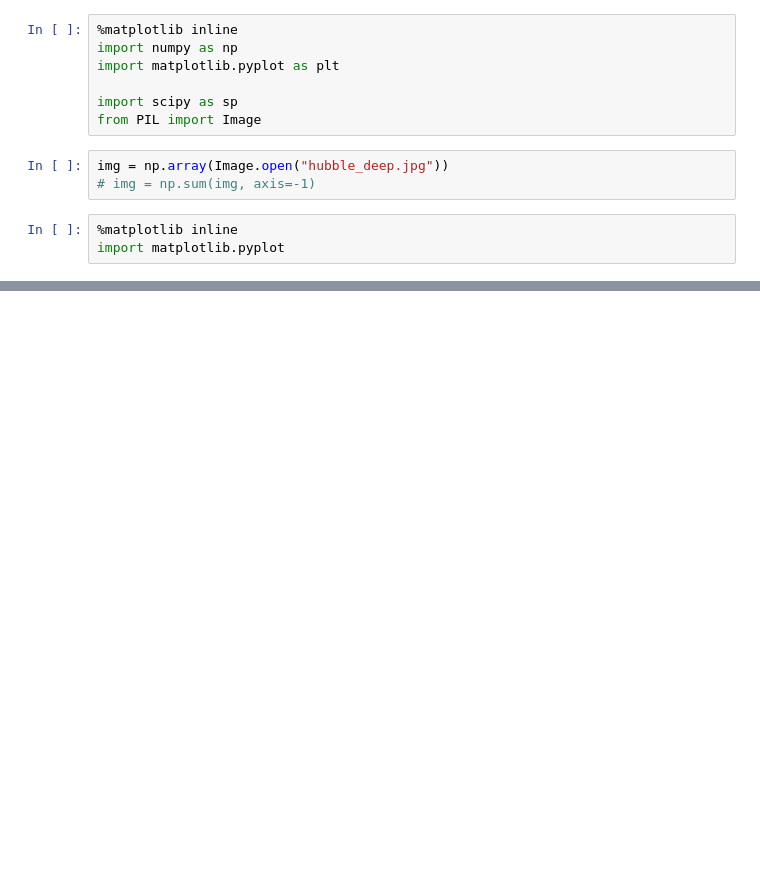
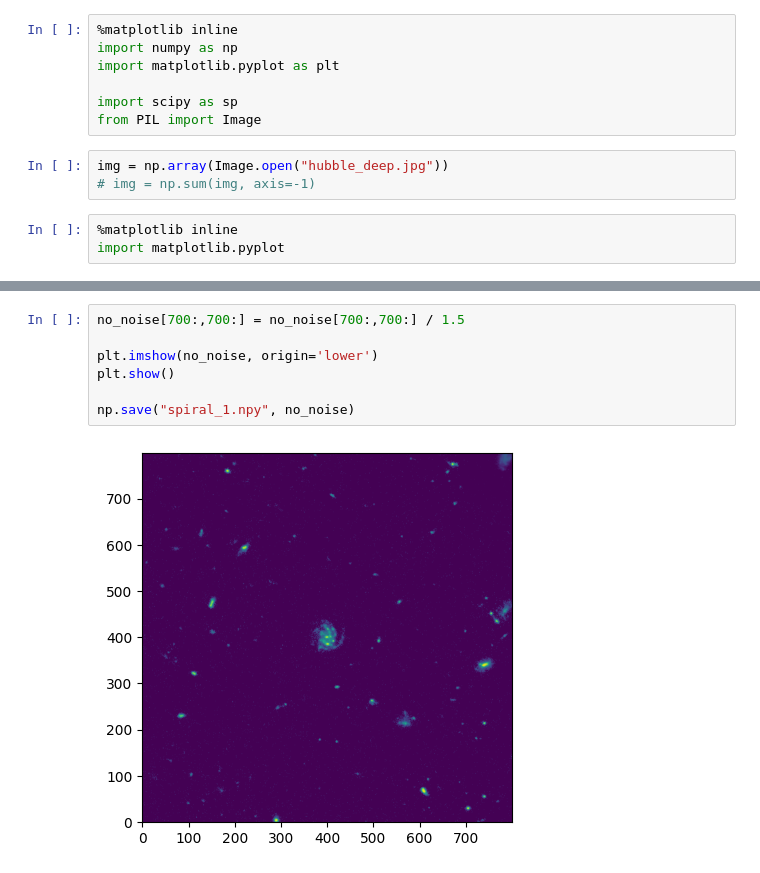
Before and after one commit to OliverRedhead/Gravitational-Lensing, a Jupyter notebook: wk3/double_source_oli/figures_in/isolating_galaxies.ipynb, the cells around one changed output, grey strips where cells are left out. Drawn from its saved outputs; the diff is of its cells as text; blank space fills up the shorter version.

```diff
--- a/wk3/double_source_oli/figures_in/isolating_galaxies.ipynb
+++ b/wk3/double_source_oli/figures_in/isolating_galaxies.ipynb
@@ -27,0 +49,9 @@ plt.close()
+# %%
+no_noise[700:,700:] = no_noise[700:,700:] / 1.5
+
+plt.imshow(no_noise, origin='lower')
+plt.show()
+
+np.save("spiral_1.npy", no_noise)
+# %% [output]
+[figure, added]
```
Also changed, not shown: parts of 2 cells of this notebook, 49 other files.
